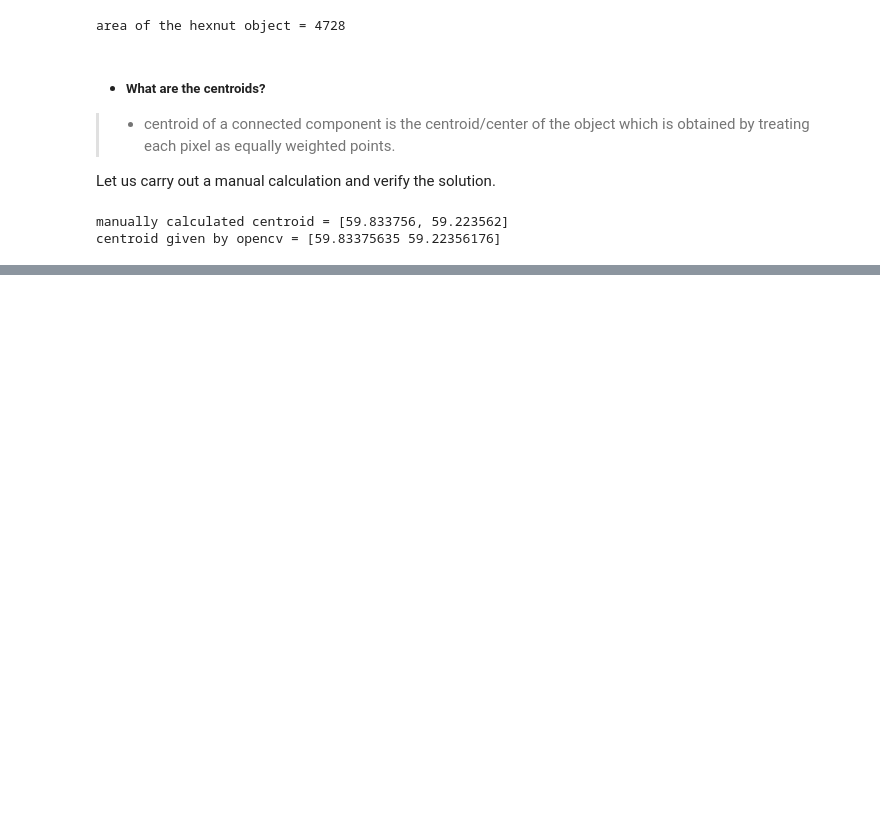
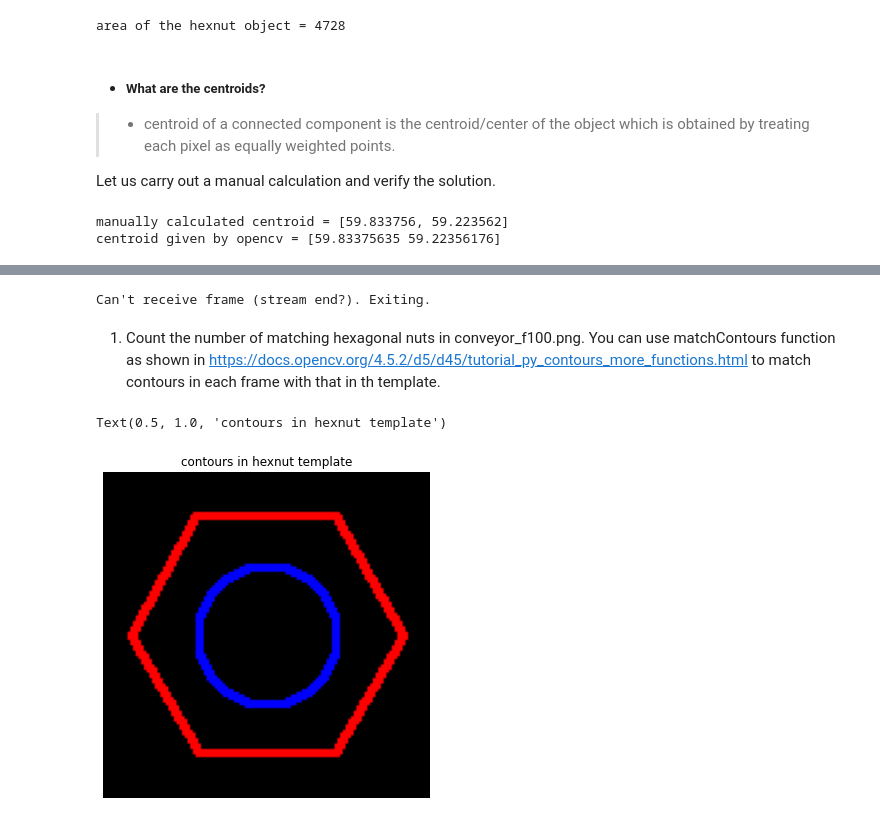
Before and after one commit to rajapaksha-rmpap/EN2550-Assignment-3-190484T, a Jupyter notebook: notebook.ipynb, the cells around one changed output, grey strips where cells are left out. Drawn from its saved outputs; the diff is of its cells as text; code cells hidden in the pictures; blank space fills up the shorter version.

```diff
--- a/notebook.ipynb
+++ b/notebook.ipynb
@@ -190,0 +194,40 @@ for connected component 4
+# %%
+cv.namedWindow('Conveyor', cv.WINDOW_NORMAL)
+cap = cv.VideoCapture('conveyor.mp4')
+f = 0
+frame = []
+while cap.isOpened():
+    ret, frame = cap.read()
+    if not ret:
+        print("Can't receive frame (stream end?). Exiting.")
+        break
+
+    f += 1
+    text = 'Frame:' + str(f)
+    cv.putText(frame, text, (100, 100), cv.FONT_HERSHEY_COMPLEX, 1, (0,250,0), 1, cv.LINE_AA)
+    cv.imshow('Conveyor', frame)
+
+    if cv.waitKey(1) == ord('q'):
+        break
+
+cap.release()
+cv.destroyAllWindows()
+# %% [output]
+Can't receive frame (stream end?). Exiting.
+# %% [markdown]
+1. Count the number of matching hexagonal nuts in conveyor_f100.png. You can use matchContours function as shown in https://docs.opencv.org/4.5.2/d5/d45/tutorial_py_contours_more_functions.html to match contours in each frame with that in th template.
+# %%
+# taking the contours of the hexagonal nut from hexnut template
+hexnut_template_closed = closed_imgs[0]
+hexnut_contours, hexnut_hierarchy = cv.findContours(hexnut_template_closed, cv.RETR_TREE, cv.CHAIN_APPROX_NONE)
+
+# visulaizing the contours in hexnut template
+hexnut_black = np.zeros(hexnut_template.shape).astype(np.uint8)
+colors = ((255, 0, 0), (0, 0, 255)) # red, blue
+for i, c in enumerate(hexnut_contours):
+    cv.drawContours(hexnut_black, [c], -1, colors[i], 2)
+fig, ax = plt.subplots(figsize = (6, 6))
+ax.imshow(hexnut_black); ax.axis('off'); ax.set_title("contours in hexnut template")
+# %% [output]
+Text(0.5, 1.0, 'contours in hexnut template')
+[figure, added]
```
Also changed, not shown: parts of 12 cells of this notebook.
